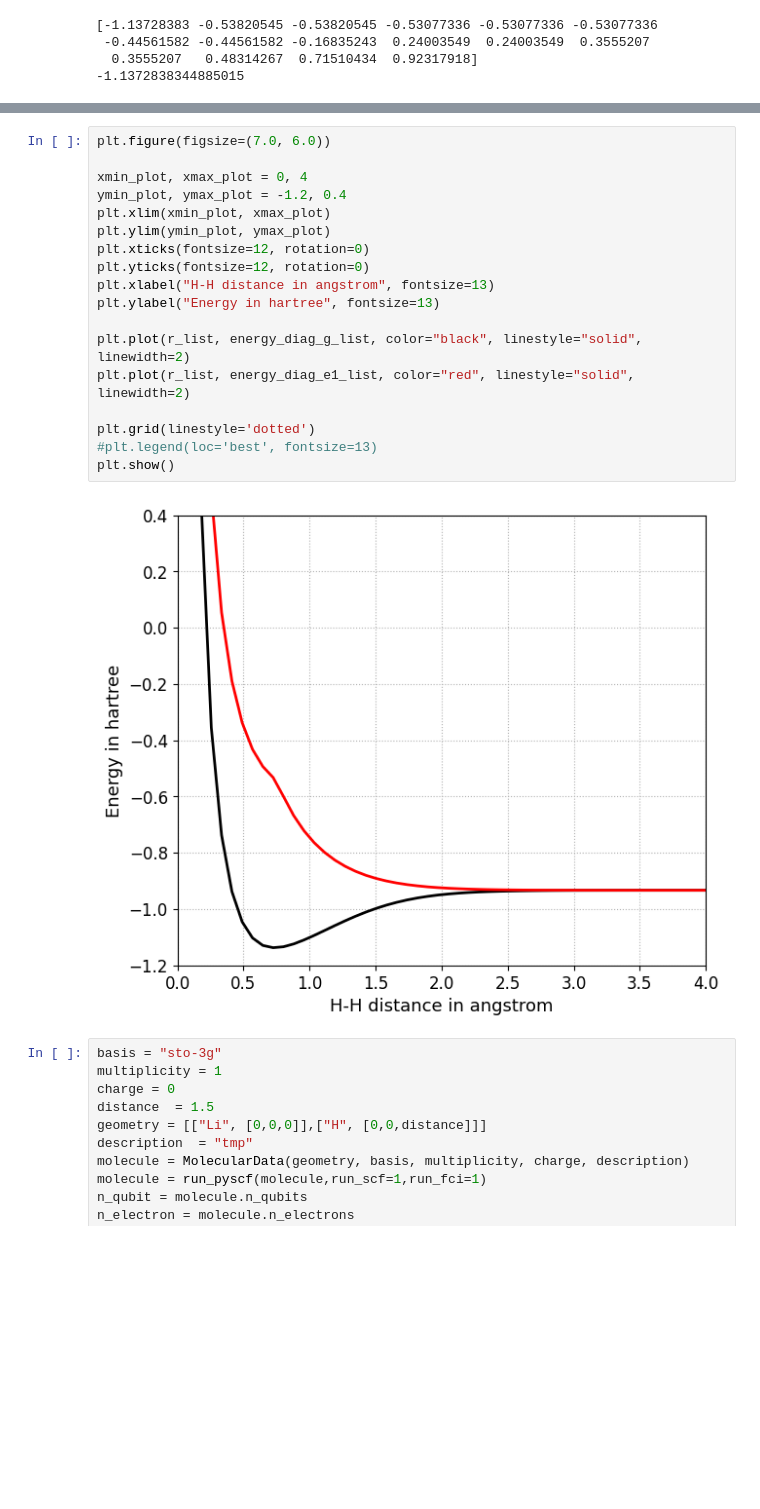
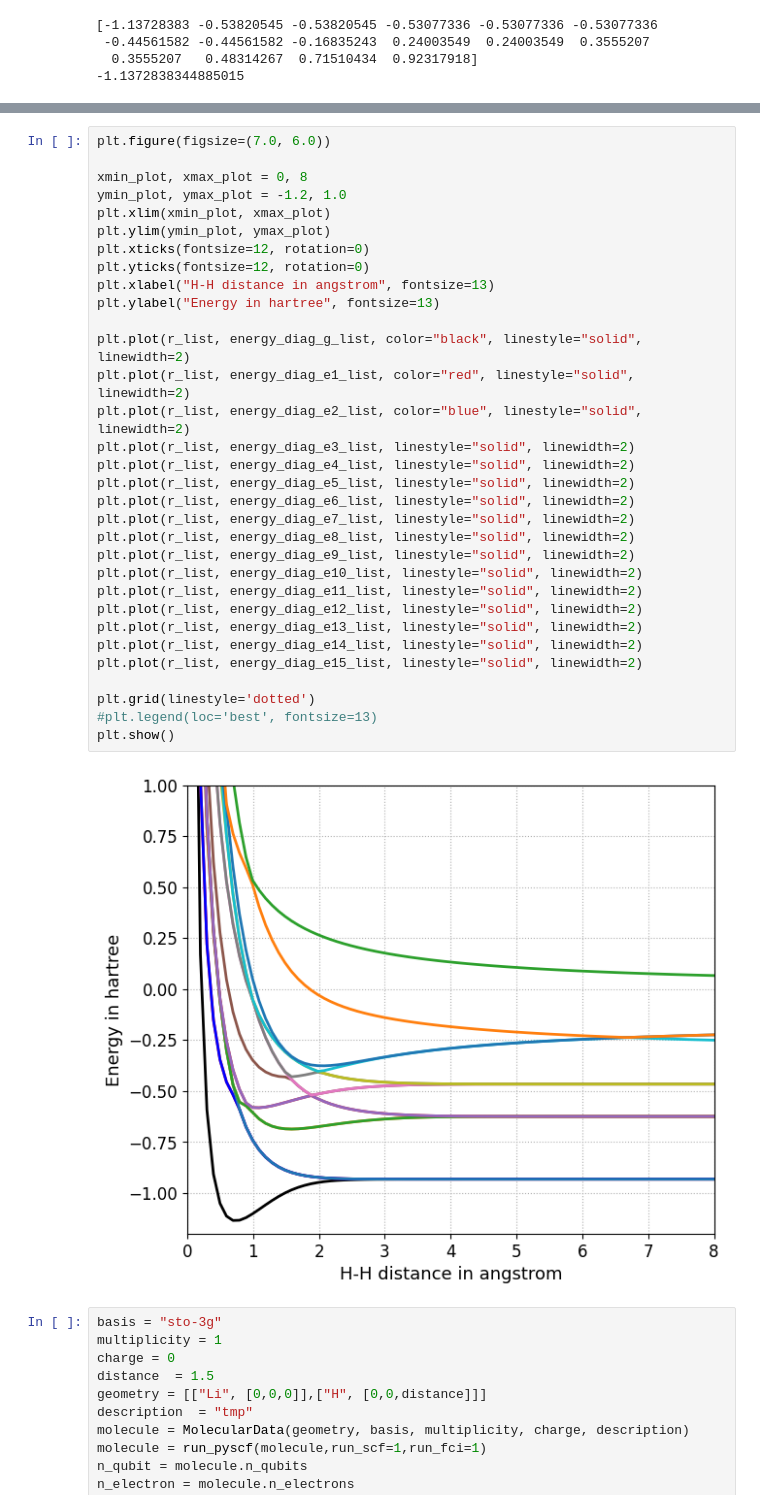
Before and after one commit to SYen-qc/Quantum_computing, a Jupyter notebook: OpenFermion_energy.ipynb, the cells around one changed output, grey strips where cells are left out. Cells and saved outputs as stored; diff of their text form; blank space fills up the shorter version.

```diff
--- a/OpenFermion_energy.ipynb
+++ b/OpenFermion_energy.ipynb
@@ -156,23 +181,37 @@ for i in tqdm(range(number)):
 # %%
 plt.figure(figsize=(7.0, 6.0))
 
-xmin_plot, xmax_plot = 0, 4
-ymin_plot, ymax_plot = -1.2, 0.4
+xmin_plot, xmax_plot = 0, 8
+ymin_plot, ymax_plot = -1.2, 1.0
 plt.xlim(xmin_plot, xmax_plot)
 plt.ylim(ymin_plot, ymax_plot)
 plt.xticks(fontsize=12, rotation=0)
 plt.yticks(fontsize=12, rotation=0)
 plt.xlabel("H-H distance in angstrom", fontsize=13)
 plt.ylabel("Energy in hartree", fontsize=13)
 
 plt.plot(r_list, energy_diag_g_list, color="black", linestyle="solid", linewidth=2)
 plt.plot(r_list, energy_diag_e1_list, color="red", linestyle="solid", linewidth=2)
+plt.plot(r_list, energy_diag_e2_list, color="blue", linestyle="solid", linewidth=2)
+plt.plot(r_list, energy_diag_e3_list, linestyle="solid", linewidth=2)
+plt.plot(r_list, energy_diag_e4_list, linestyle="solid", linewidth=2)
+plt.plot(r_list, energy_diag_e5_list, linestyle="solid", linewidth=2)
+plt.plot(r_list, energy_diag_e6_list, linestyle="solid", linewidth=2)
+plt.plot(r_list, energy_diag_e7_list, linestyle="solid", linewidth=2)
+plt.plot(r_list, energy_diag_e8_list, linestyle="solid", linewidth=2)
+plt.plot(r_list, energy_diag_e9_list, linestyle="solid", linewidth=2)
+plt.plot(r_list, energy_diag_e10_list, linestyle="solid", linewidth=2)
+plt.plot(r_list, energy_diag_e11_list, linestyle="solid", linewidth=2)
+plt.plot(r_list, energy_diag_e12_list, linestyle="solid", linewidth=2)
+plt.plot(r_list, energy_diag_e13_list, linestyle="solid", linewidth=2)
+plt.plot(r_list, energy_diag_e14_list, linestyle="solid", linewidth=2)
+plt.plot(r_list, energy_diag_e15_list, linestyle="solid", linewidth=2)
 
 plt.grid(linestyle='dotted')
 #plt.legend(loc='best', fontsize=13)
 plt.show()
 # %% [output]
-[figure, old version]
+[figure, new version]
 # %%
 basis = "sto-3g"
 multiplicity = 1
```
Also changed, not shown: parts of 1 cell of this notebook.
